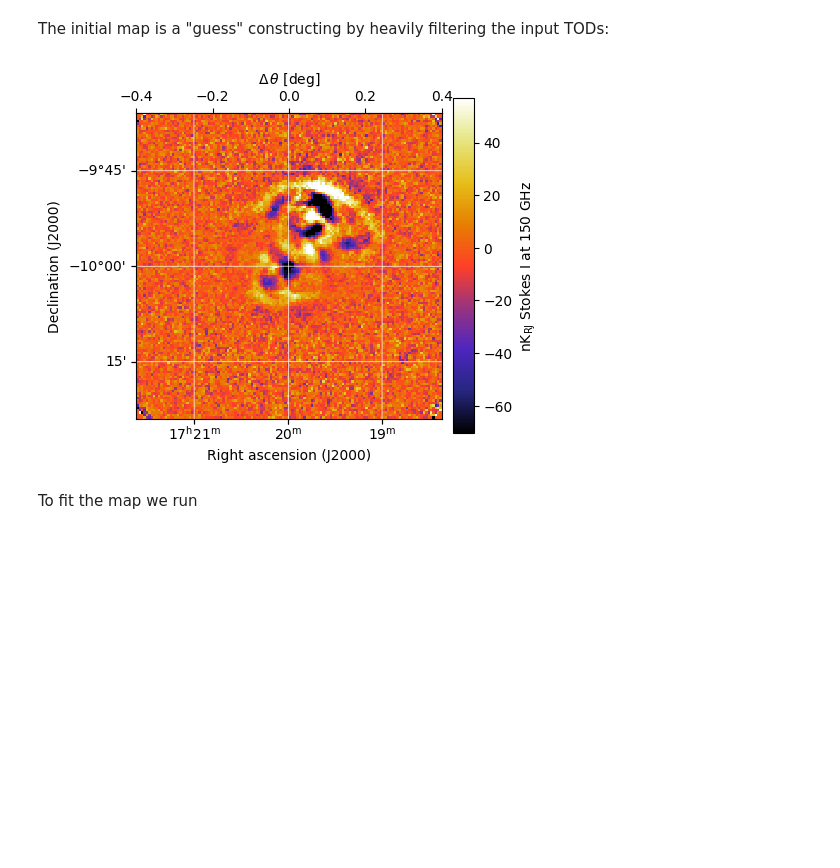
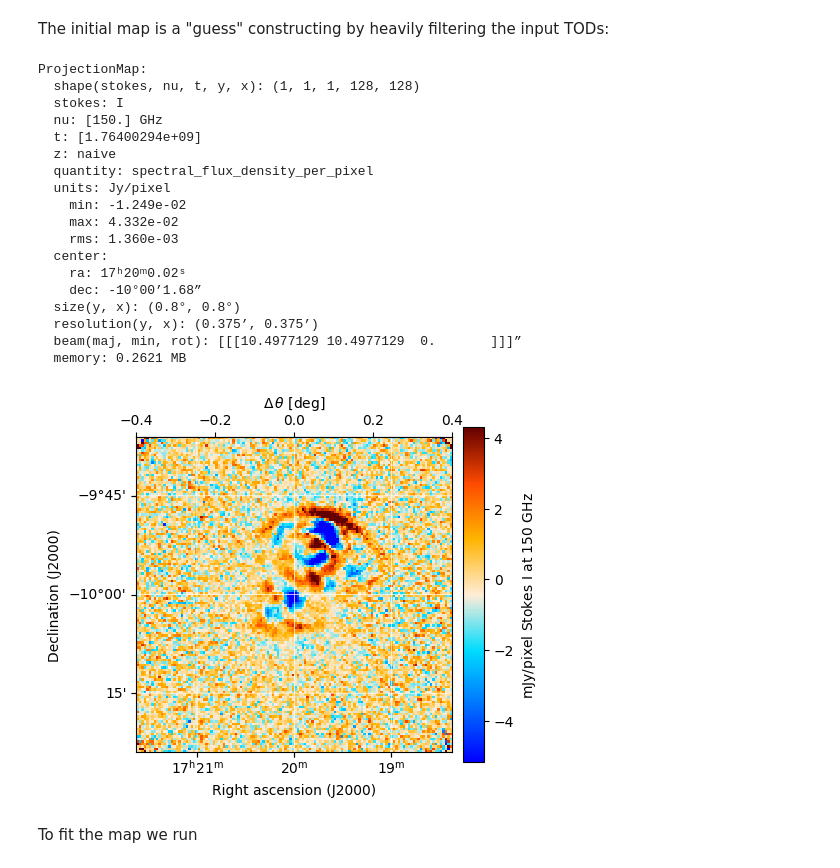
Before and after one commit to thomaswmorris/maria, a Jupyter notebook: tutorials/maximum-likelihood-mapper.ipynb, the cells around one changed output. Drawn from its saved outputs; the diff is of its cells as text; code cells hidden in the pictures; blank space fills up the shorter version.

```diff
--- a/tutorials/maximum-likelihood-mapper.ipynb
+++ b/tutorials/maximum-likelihood-mapper.ipynb
@@ -133,9 +134,28 @@ Computing noise model: 2it [00:12,  6.06s/it, tod=2/2]
 # %% [markdown]
 The initial map is a "guess" constructing by heavily filtering the input TODs:
-# %%
-ml_mapper.map.plot()
-# %% [output]
-[figure, removed]
+# %%
+print(ml_mapper.map)
+ml_mapper.map.plot(cmap="cmb")
+# %% [output]
+ProjectionMap:
+  shape(stokes, nu, t, y, x): (1, 1, 1, 128, 128)
+  stokes: I
+  nu: [150.] GHz
+  t: [1.76400294e+09]
+  z: naive
+  quantity: spectral_flux_density_per_pixel
+  units: Jy/pixel
+    min: -1.249e-02
+    max: 4.332e-02
+    rms: 1.360e-03
+  center:
+    ra: 17ʰ20ᵐ0.02ˢ
+    dec: -10°00’1.68”
+  size(y, x): (0.8°, 0.8°)
+  resolution(y, x): (0.375’, 0.375’)
+  beam(maj, min, rot): [[[10.4977129 10.4977129  0.       ]]]”
+  memory: 0.2621 MB
+[figure, added]
 # %% [markdown]
 To fit the map we run
 # %%
```
Also changed, not shown: parts of 10 cells of this notebook, 53 other files.
